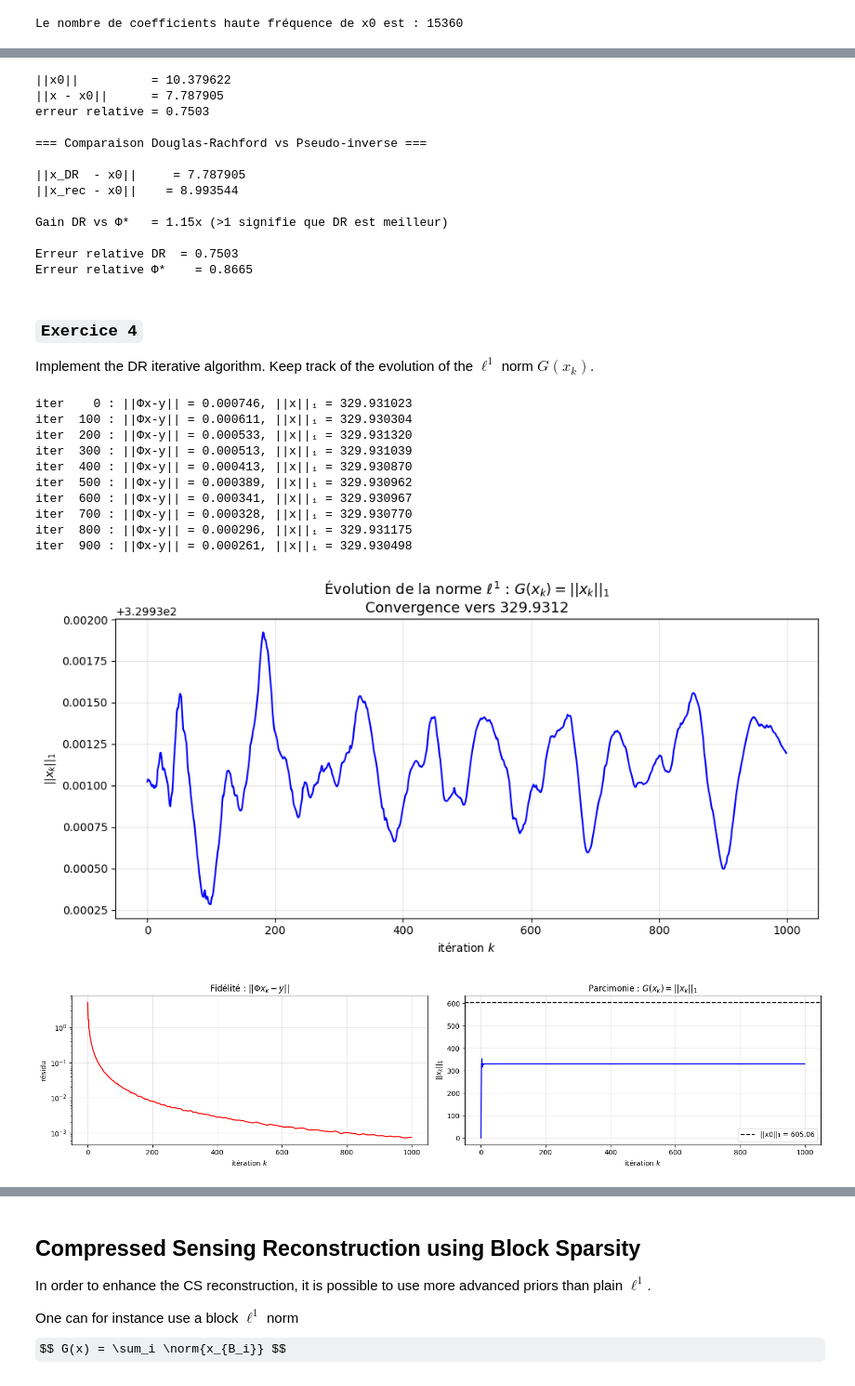
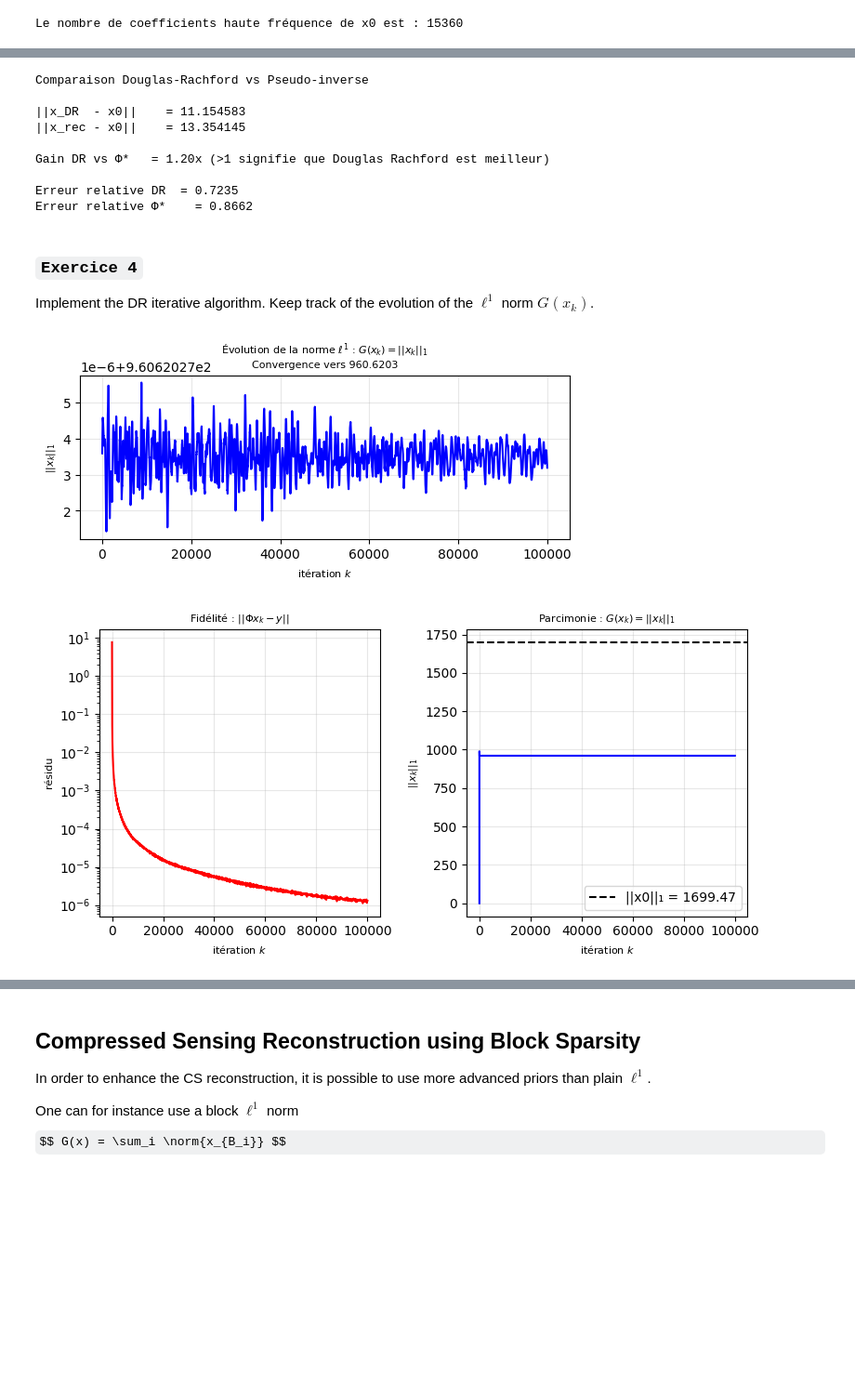
Before and after one commit to Borleo/2_M2_IAFA, a Jupyter notebook: TP_M2IAFA/TP_M2_IMGCMPT/TP23_Imagerie_Computationnelle/4_Sparsity and Redundant Representations/Compressed Sensing of Images/sparsity_2_cs_images.ipynb, the cells around one changed output, grey strips where cells are left out. Shown at 93% size. Drawn from its saved outputs; the diff is of its cells as text; code cells hidden in the pictures; some formulas as TeX source; blank space fills up the shorter version.

```diff
--- a/TP_M2IAFA/TP_M2_IMGCMPT/TP23_Imagerie_Computationnelle/4_Sparsity and Redundant Representations/Compressed Sensing of Images/sparsity_2_cs_images.ipynb
+++ b/TP_M2IAFA/TP_M2_IMGCMPT/TP23_Imagerie_Computationnelle/4_Sparsity and Redundant Representations/Compressed Sensing of Images/sparsity_2_cs_images.ipynb
@@ -83,7 +80,7 @@ Maintenant nous chargeons une image $m \in \mathcal{R}^{n^2}$ de $n \times n$ pi
 # %%
 path= '/Users/asriel/TP_IAFA/M2_IAFA/TP_M2IAFA/TP_M2_IMGCMPT/TP23_Imagerie_Computationnelle/'
 name = path + 'nt_toolbox/data/boat.bmp'
-n = 256
+n = 512
 
 f0 = load_image(name,n)          # f0.shape = (256, 256)
 f0 = (f0 - f0.min()) / (f0.max() - f0.min() + 1e-12)
@@ -658,33 +689,25 @@ Résultat final :
 # %%
-print(f"||x0||          = {np.linalg.norm(x0):.6f}")
-print(f"||x - x0||      = {np.linalg.norm(x - x0):.6f}")
-print(f"erreur relative = {np.linalg.norm(x - x0)/np.linalg.norm(x0):.4f}")
-
 # Comparaison avec la pseudo-inverse
 x_rec = PhiS(y,N,P)
 # Comparaison
-print("\n=== Comparaison Douglas-Rachford vs Pseudo-inverse ===\n")
-print(f"||x_DR  - x0||     = {np.linalg.norm(x - x0):.6f}")     # Douglas-Rachford
+print("\nComparaison Douglas-Rachford vs Pseudo-inverse \n")
+print(f"||x_DR  - x0||    = {np.linalg.norm(x - x0):.6f}")     # Douglas-Rachford
 print(f"||x_rec - x0||    = {np.linalg.norm(x_rec - x0):.6f}") # Pseudo-inverse
-print(f"\nGain DR vs Φ*   = {np.linalg.norm(x_rec-x0) / np.linalg.norm(x-x0):.2f}x (>1 signifie que DR est meilleur)")
+print(f"\nGain DR vs Φ*   = {np.linalg.norm(x_rec-x0) / np.linalg.norm(x-x0):.2f}x (>1 signifie que Douglas Rachford est meilleur)")
 
 # Normalisé par ||x0||
-print(f"\nErreur relative DR  = {np.linalg.norm(x-x0)/np.linalg.norm(x0):.4f}")
-print(f"Erreur relative Φ*    = {np.linalg.norm(x_rec-x0)/np.linalg.norm(x0):.4f}")
+print(f"\nErreur relative Douglas-Rachford = {np.linalg.norm(x-x0)/np.linalg.norm(x0):.4f}")
+print(f"Erreur relative Pseudo-inverse Moore-Penrose => Φ* = {np.linalg.norm(x_rec-x0)/np.linalg.norm(x0):.4f}")
 # %% [output]
-||x0||          = 10.379622
-||x - x0||      = 7.787905
-erreur relative = 0.7503
+Comparaison Douglas-Rachford vs Pseudo-inverse
 
-=== Comparaison Douglas-Rachford vs Pseudo-inverse ===
+||x_DR  - x0||    = 11.154583
+||x_rec - x0||    = 13.354145
 
-||x_DR  - x0||     = 7.787905
-||x_rec - x0||    = 8.993544
+Gain DR vs Φ*   = 1.20x (>1 signifie que Douglas Rachford est meilleur)
 
-Gain DR vs Φ*   = 1.15x (>1 signifie que DR est meilleur)
-
-Erreur relative DR  = 0.7503
-Erreur relative Φ*    = 0.8665
+Erreur relative DR  = 0.7235
+Erreur relative Φ*    = 0.8662
 # %% [markdown]
 ### __`Exercice 4`__
 
@@ -700,67 +723,57 @@ for k in range(niter):
 
     L1_history.append(np.sum(np.abs(x)))   # ← stocker G(x_k) = ||x||₁
 
-    if k % 100 == 0:
-        print(f"iter {k:4d} : ||Φx-y|| = {np.linalg.norm(Phi(x)-y):.6f}, ||x||₁ = {L1_history[-1]:.6f}")
+    #if k % 100 == 0:
+        #print(f"iter {k:4d} : ||Φx-y|| = {np.linalg.norm(Phi(x)-y):.6f}, ||x||₁ = {L1_history[-1]:.6f}")
 
 # Tracer l'évolution de ||x||₁
-plt.figure(figsize=(10, 5))
+plt.figure(figsize=(6, 3))
 plt.plot(L1_history, 'b-', linewidth=1.5)
 plt.title(f'Évolution de la norme $\\ell^1$ : $G(x_k) = ||x_k||_1$\n'
-          f'Convergence vers {L1_history[-1]:.4f}', fontsize=13)
-plt.xlabel('itération $k$')
-plt.ylabel('$||x_k||_1$')
+          f'Convergence vers {L1_history[-1]:.4f}', fontsize=8)
+plt.xlabel('itération $k$', fontsize=8)
+plt.ylabel('$||x_k||_1$', fontsize=8)
 plt.grid(True, alpha=0.3)
 plt.tight_layout()
 plt.show()
 
 # Tracer les deux courbes (fidélité + parcimonie)
-fig, axes = plt.subplots(1, 2, figsize=(16, 4))
+fig, axes = plt.subplots(1, 2, figsize=(8,4))
 
 # 1. Fidélité aux mesures
 residu_history = []
 z = np.zeros(N)
 for k in range(niter):
     x = prox_G(z,gamma)
     z = z + mu * (prox_F((2*x - z),y,N,P) - x)
     residu_history.append(np.linalg.norm(Phi(x) - y))
 
 axes[0].plot(residu_history, 'r-', linewidth=1.5)
-axes[0].set_title(f'Fidélité : $||\\Phi x_k - y||$')
-axes[0].set_xlabel('itération $k$')
-axes[0].set_ylabel('résidu')
+axes[0].set_title(f'Fidélité : $||\\Phi x_k - y||$', fontsize=8)
+axes[0].set_xlabel('itération $k$', fontsize=8)
+axes[0].set_ylabel('résidu', fontsize=8)
 axes[0].grid(True, alpha=0.3)
 axes[0].set_yscale('log')
 
 # 2. Parcimonie (norme L1)
 L1_history = []
 z = np.zeros(N)
 for k in range(niter):
     x = prox_G(z,gamma)
     z = z + mu * (prox_F((2*x - z),y,N,P) - x)
     L1_history.append(np.sum(np.abs(x)))
 
 axes[1].plot(L1_history, 'b-', linewidth=1.5)
-axes[1].set_title(f'Parcimonie : $G(x_k) = ||x_k||_1$')
-axes[1].set_xlabel('itération $k$')
-axes[1].set_ylabel('$||x_k||_1$')
+axes[1].set_title(f'Parcimonie : $G(x_k) = ||x_k||_1$', fontsize=8)
+axes[1].set_xlabel('itération $k$', fontsize=8)
+axes[1].set_ylabel('$||x_k||_1$', fontsize=8)
 axes[1].grid(True, alpha=0.3)
 axes[1].axhline(y=np.sum(np.abs(x0)), color='k', linestyle='--',
                 label=f'||x0||₁ = {np.sum(np.abs(x0)):.2f}')
 axes[1].legend()
 
 plt.tight_layout()
 plt.show()
 # %% [output]
-iter    0 : ||Φx-y|| = 0.000746, ||x||₁ = 329.931023
-iter  100 : ||Φx-y|| = 0.000611, ||x||₁ = 329.930304
-iter  200 : ||Φx-y|| = 0.000533, ||x||₁ = 329.931320
-iter  300 : ||Φx-y|| = 0.000513, ||x||₁ = 329.931039
-iter  400 : ||Φx-y|| = 0.000413, ||x||₁ = 329.930870
-iter  500 : ||Φx-y|| = 0.000389, ||x||₁ = 329.930962
-iter  600 : ||Φx-y|| = 0.000341, ||x||₁ = 329.930967
-iter  700 : ||Φx-y|| = 0.000328, ||x||₁ = 329.930770
-iter  800 : ||Φx-y|| = 0.000296, ||x||₁ = 329.931175
-iter  900 : ||Φx-y|| = 0.000261, ||x||₁ = 329.930498
-[figure, old version]
+[figure, new version]
-[figure, old version]
+[figure, new version]
```
Also changed, not shown: parts of 24 cells of this notebook.
